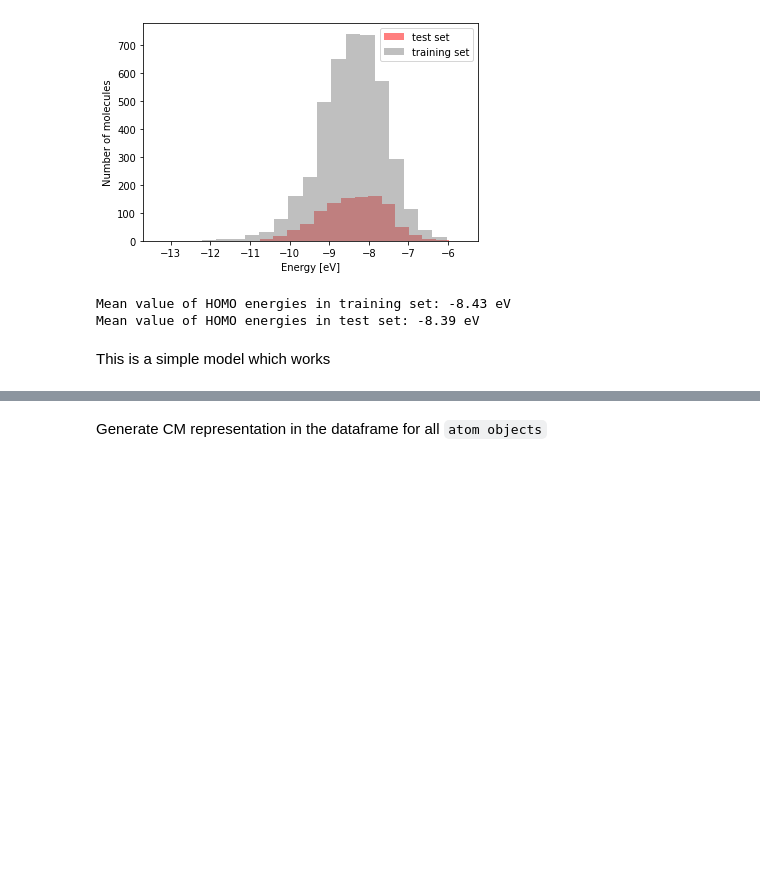
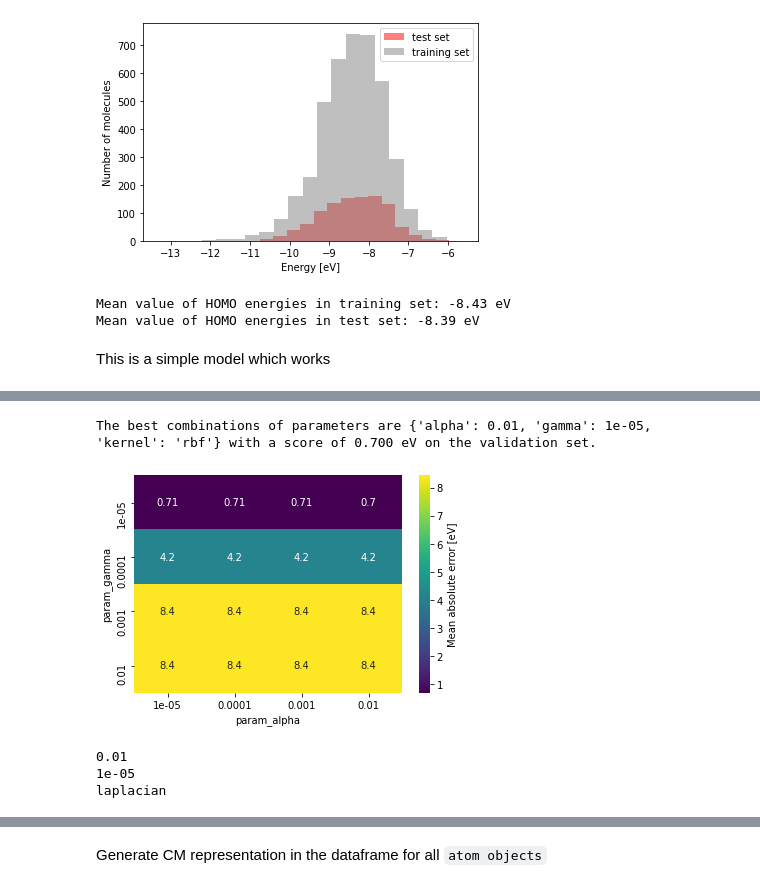
Before and after one commit to billalsohail/ML4MC, a Jupyter notebook: Coulomb_matrix_representation.ipynb, the cells around one changed output, grey strips where cells are left out. Drawn from its saved outputs; the diff is of its cells as text; code cells hidden in the pictures; blank space fills up the shorter version.

```diff
--- a/Coulomb_matrix_representation.ipynb
+++ b/Coulomb_matrix_representation.ipynb
@@ -264,7 +259,7 @@ gamma = np.logspace(-5, -2, 4)
 
 
 cv_number = 5 ## choose into how many parts training set is divided for cross-validation
-kernel = 'laplacian' # select kernel function here ('rbf': Gaussian kernel, 'laplacian': Laplacian kernel)
+kernel = 'rbf' # select kernel function here ('rbf': Gaussian kernel, 'laplacian': Laplacian kernel)
 scoring_function = 'neg_mean_absolute_error' # it is called "negative" because scikit-learn interprets
                                              # highest scoring value as best, but we want small errors
 
@@ -273,12 +268,21 @@ scoring_function = 'neg_mean_absolute_error' # it is called "negative" because s
 grid_search = GridSearchCV(KernelRidge(),  #machine learning method (KRR here)
                            [{'kernel':[kernel],'alpha': alpha, 'gamma': gamma}],
                            cv = cv_number,
-                           scoring = scoring_function,
+                           scoring = scoring_function, n_jobs=2,
                            verbose=1000)  ## produces detailed output statements of grid search
                                           # routine so we can see what is computed
 
 # call the fit function in scikit-learn which fits the Coulomb matrices in the training set
 # to their corresponding HOMO energies.
+
+from datetime import datetime
+start = datetime.now()
+
 grid_search.fit(X_train, y_train)
+
+
+finish = datetime.now()
+total_time = finish - start
+print("It took how long?", total_time)
 # %% [output]
 Fitting 5 folds for each of 16 candidates, totalling 80 fits
@@ -300,0 +327,25 @@ Fitting 5 folds for each of 16 candidates, totalling 80 fits
+# %%
+results = pd.DataFrame(grid_search.cv_results_)
+#pd.DataFrame(grid_search.cv_results_)
+
+pvt = pd.pivot_table(results, values='mean_test_score',
+                     index='param_gamma', columns='param_alpha')
+heatmap = sns.heatmap(-pvt, annot=True, cmap='viridis', cbar_kws={'label': "Mean absolute error [eV]"})
+figure = heatmap.get_figure()
+plt.savefig("/content/drive/MyDrive/ColabNotebooks/"+str("gaussian2.png"), dpi=400)
+
+
+print("The best combinations of parameters are %s with a score of %0.3f eV on the validation set."
+      % (grid_search.best_params_, -grid_search.best_score_))
+# %% [output]
+The best combinations of parameters are {'alpha': 0.01, 'gamma': 1e-05, 'kernel': 'rbf'} with a score of 0.700 eV on the validation set.
+[figure, added]
+# %%
+
+type(grid_search.best_params_)
+for i in grid_search.best_params_.values():
+  print(i)
+# %% [output]
+0.01
+1e-05
+laplacian
```
Also changed, not shown: parts of 13 cells of this notebook.
